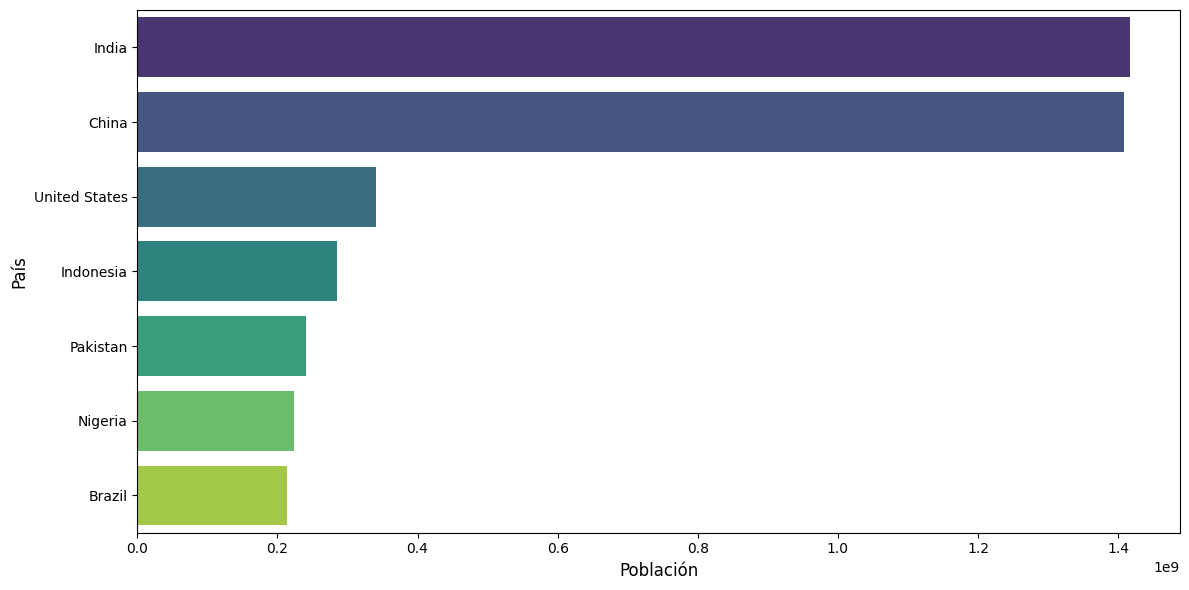
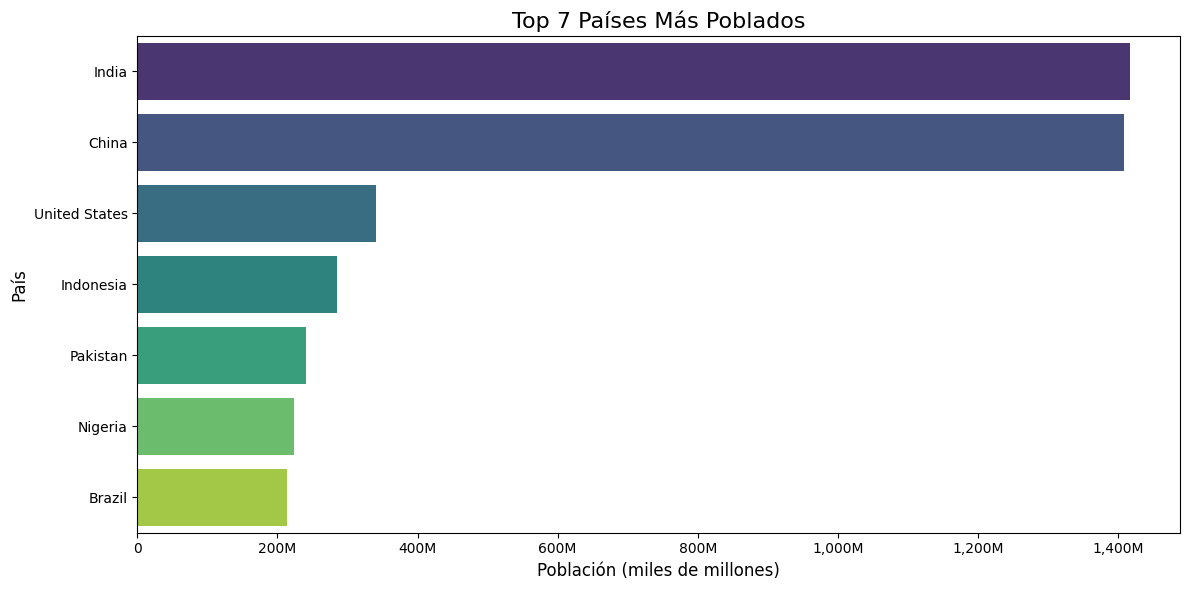
Code edit (unified diff) that turned the first committed figure into the second:
--- before
+++ after
@@ -4,6 +4,9 @@
 plt.figure(figsize=(12, 6))
 sns.barplot(data=top7_poblacion, x='poblacion', y='pais', hue='pais', palette='viridis', legend=False)
-plt.xlabel('Población', fontsize=12)
+plt.title('Top 7 Países Más Poblados', fontsize=16)
+plt.xlabel('Población (miles de millones)', fontsize=12)
 plt.ylabel('País', fontsize=12)
+plt.xticks(ticks=[0, 200000000, 400000000, 600000000, 800000000, 1000000000, 1200000000, 1400000000],
+           labels=['0', '200M', '400M', '600M', '800M', '1,000M', '1,200M', '1,400M'])
 plt.tight_layout()
 plt.show()

Commit: fix: mejorar etiquetas del eje X en gráfico de barras